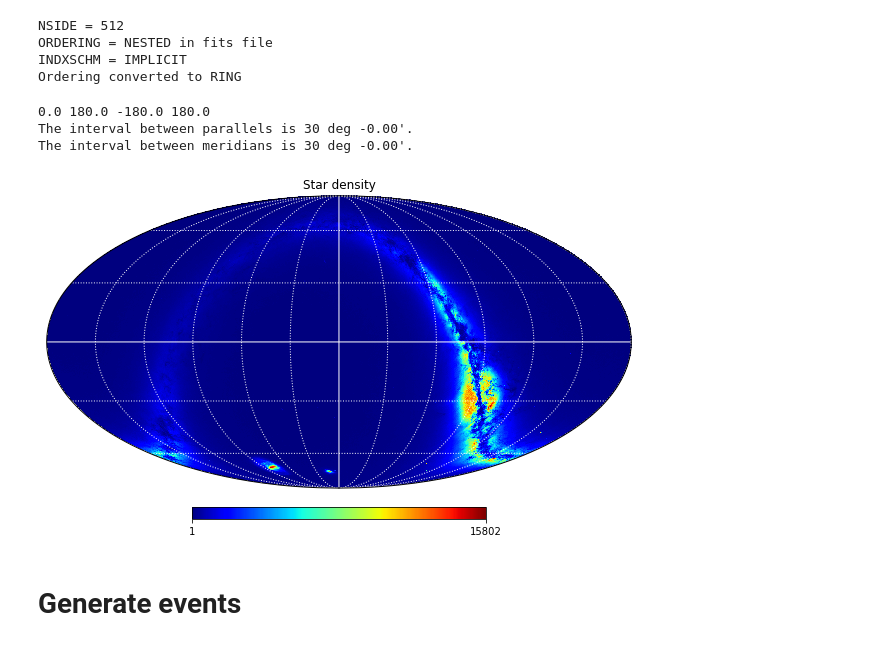
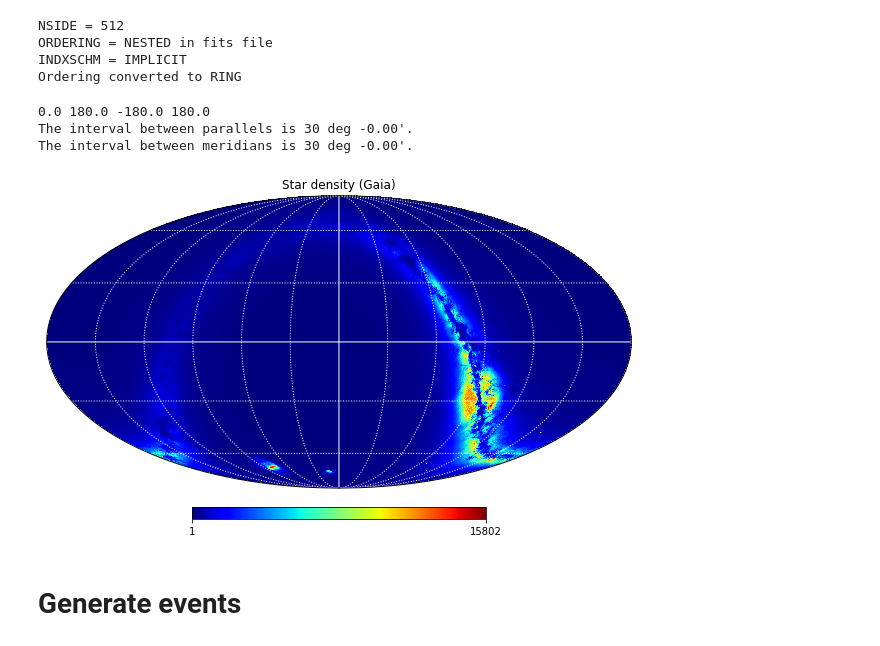
Before and after one commit to sylvielsstfr/MyGaia, a Jupyter notebook: densitymap/GenerateEvents.ipynb, the cells around one changed output. Cells and saved outputs as stored; diff of their text form; code cells hidden in the pictures.

```diff
--- a/densitymap/GenerateEvents.ipynb
+++ b/densitymap/GenerateEvents.ipynb
@@ -34,13 +34,13 @@ ORDERING = NESTED in fits file
 INDXSCHM = IMPLICIT
 Ordering converted to RING
 # %%
-hp.mollview(imap,min=1,title='Star density',cmap="jet",xsize=2000)
+hp.mollview(imap,min=1,title='Star density (Gaia)',cmap="jet",xsize=2000)
 hp.graticule(color="w")
 # %% [output]
 0.0 180.0 -180.0 180.0
 The interval between parallels is 30 deg -0.00'.
 The interval between meridians is 30 deg -0.00'.
-[figure, old version]
+[figure, new version]
 # %% [markdown]
 # Generate events
 # %%
```
Also changed, not shown: parts of 15 cells of this notebook, 1 other file.
